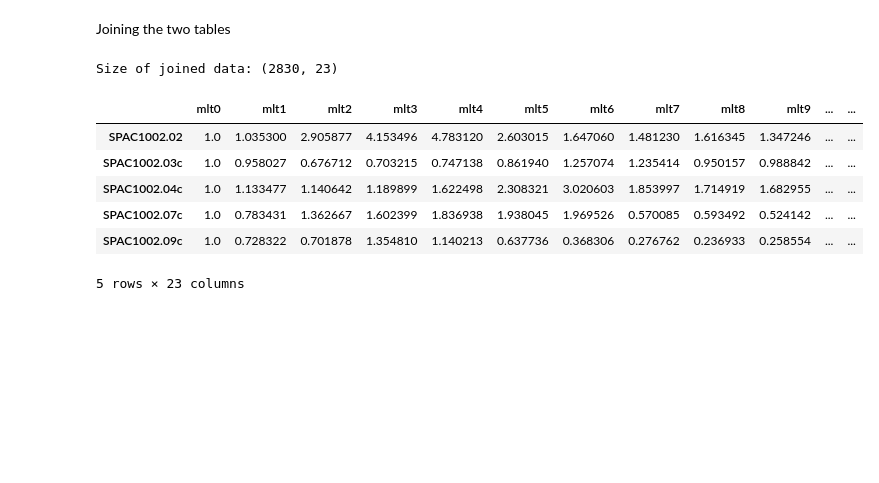
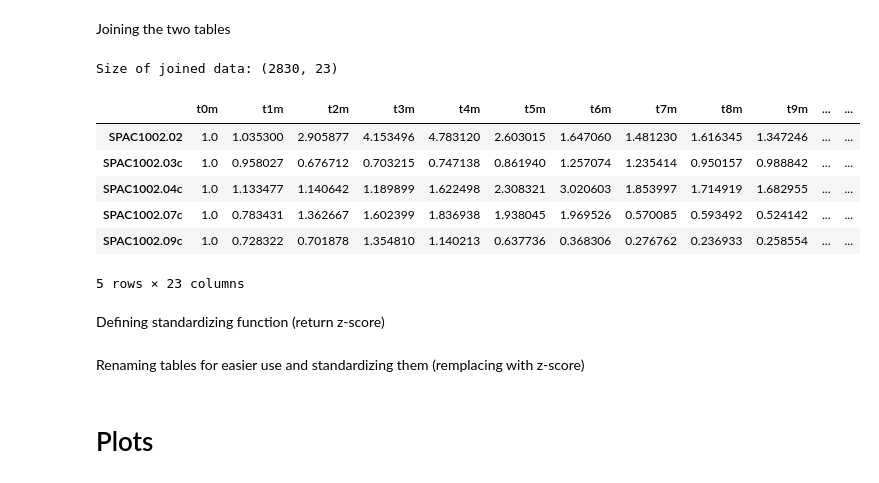
Before and after one commit to lfkrapp/easy-pancake, a Jupyter notebook: Project.ipynb, the cells around one changed output. Saved outputs shown, nothing was run; the diff lists cells and outputs as text; code cells hidden in the pictures; blank space fills up the shorter version.

```diff
--- a/Project.ipynb
+++ b/Project.ipynb
@@ -56,7 +53,7 @@ data_prot_C = pd.DataFrame(raw_data_prot.ix[:,22:33].values)
 data_prot = (data_prot_A + data_prot_B + data_prot_C).copy()/3.0
 
 # set columns and rows indexes
-data_prot.columns = ['plt'+str(k) for k in range(0,11)]
+data_prot.columns = ['t'+str(k) for k in range(0,11)]
 data_prot.index = raw_data_prot.index
 
 # show begining of dataframe
@@ -77,7 +74,7 @@ data_mRNA = raw_data_mRNA.drop([0,1], axis=1).copy()
 # set columns indexes
 data_mRNA.set_index([2], inplace=True)
 data_mRNA.index.name = None
-data_mRNA.columns = ['mlt'+str(k) for k in range(0,12)]
+data_mRNA.columns = ['t'+str(k) for k in range(0,12)]
 
 # drop data without values
 data_mRNA.dropna(how='all', inplace=True)
@@ -222,15 +178,17 @@ Size of the filtered and sorted mRNA data: (2830, 12)
 # %% [markdown]
 Joining the two tables
 # %%
-data = data_mRNA_sorted.join(data_prot_filtered)
+data = data_mRNA_sorted.join(data_prot_filtered, lsuffix='m', rsuffix='p')
 print('Size of joined data:', data.shape)
 data.head()
 # %% [output]
 Size of joined data: (2830, 23)
-|  | mlt0 | mlt1 | mlt2 | mlt3 | mlt4 | mlt5 | mlt6 | mlt7 | mlt8 | mlt9 | ... | ... |
+|  | t0m | t1m | t2m | t3m | t4m | t5m | t6m | t7m | t8m | t9m | ... | ... |
 | SPAC1002.02 | 1.0 | 1.035300 | 2.905877 | 4.153496 | 4.783120 | 2.603015 | 1.647060 | 1.481230 | 1.616345 | 1.347246 | ... | ... |
 | SPAC1002.03c | 1.0 | 0.958027 | 0.676712 | 0.703215 | 0.747138 | 0.861940 | 1.257074 | 1.235414 | 0.950157 | 0.988842 | ... | ... |
 | SPAC1002.04c | 1.0 | 1.133477 | 1.140642 | 1.189899 | 1.622498 | 2.308321 | 3.020603 | 1.853997 | 1.714919 | 1.682955 | ... | ... |
 | SPAC1002.07c | 1.0 | 0.783431 | 1.362667 | 1.602399 | 1.836938 | 1.938045 | 1.969526 | 0.570085 | 0.593492 | 0.524142 | ... | ... |
 | SPAC1002.09c | 1.0 | 0.728322 | 0.701878 | 1.354810 | 1.140213 | 0.637736 | 0.368306 | 0.276762 | 0.236933 | 0.258554 | ... | ... |
 5 rows × 23 columns
+# %% [markdown]
+Defining standardizing function (return z-score)
@@ -236,0 +198,2 @@ Size of joined data: (2830, 23)
+# %% [markdown]
+Renaming tables for easier use and standardizing them (remplacing with z-score)
@@ -236,0 +204,2 @@ Size of joined data: (2830, 23)
+# %% [markdown]
+# Plots
```
Also changed, not shown: parts of 23 cells of this notebook.
